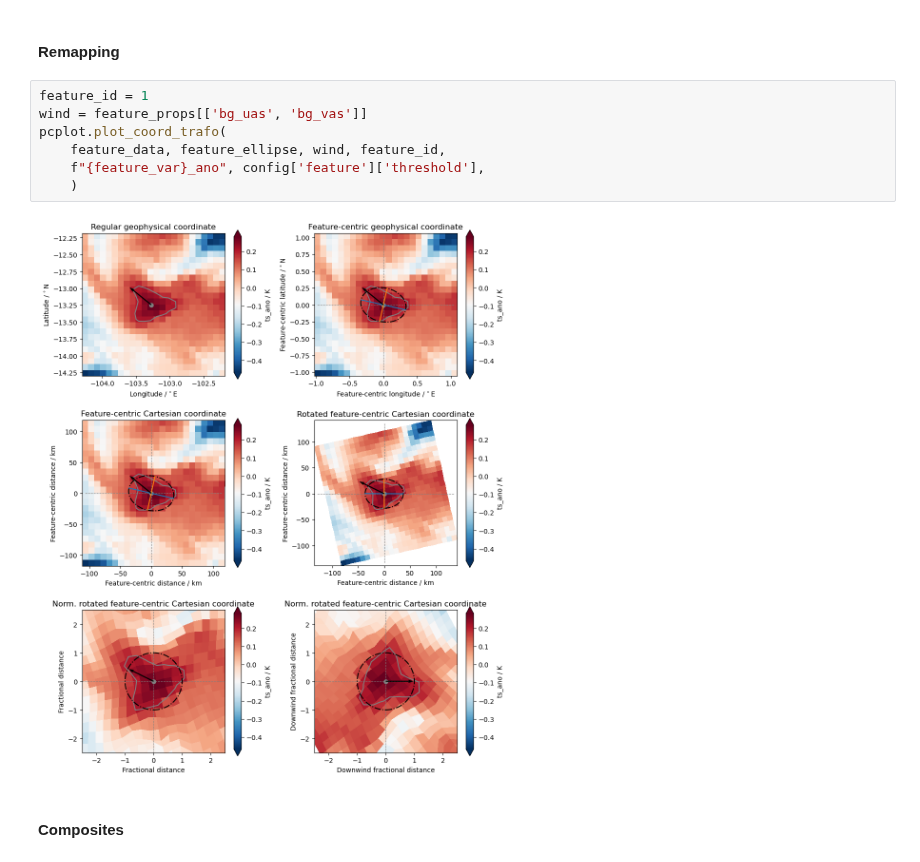
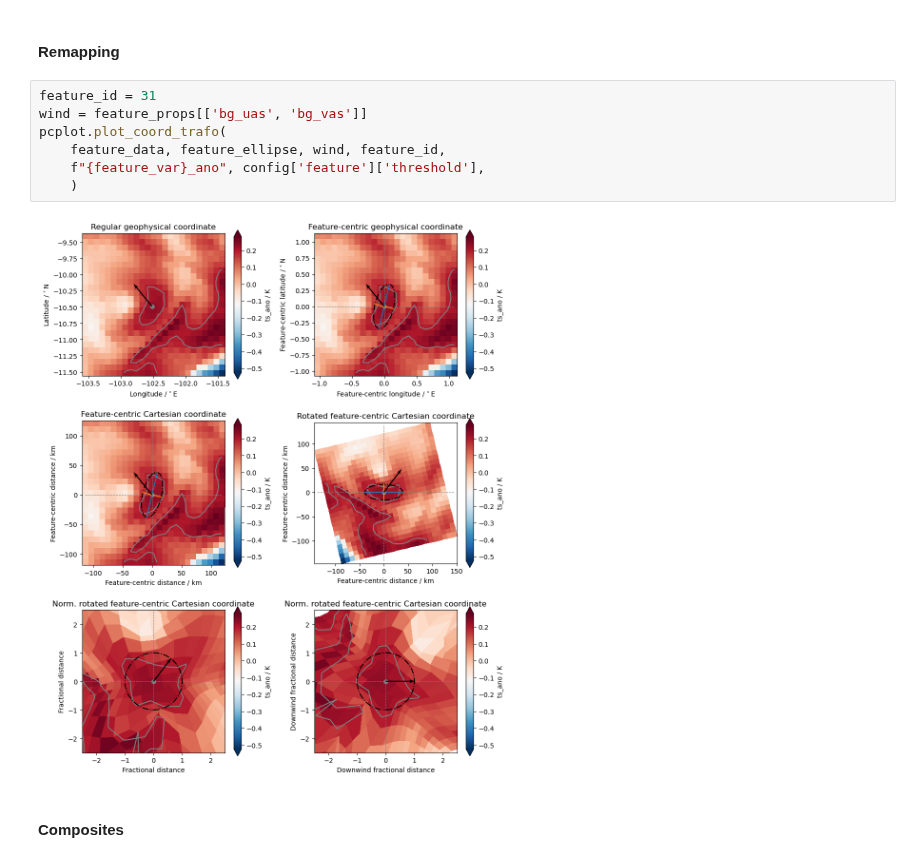
Before and after one commit to HF7weatherman/pycompo, a Jupyter notebook: examples/build_composite_step-by-step.ipynb, the cells around one changed output. Saved outputs shown, nothing was run; the diff lists cells and outputs as text.

```diff
--- a/examples/build_composite_step-by-step.ipynb
+++ b/examples/build_composite_step-by-step.ipynb
@@ -126,14 +126,14 @@ feature_compo_data = get_compo_coords_ds(feature_data, feature_var, config)
 # %% [markdown]
 #### Remapping
 # %%
-feature_id = 1
+feature_id = 31
 wind = feature_props[['bg_uas', 'bg_vas']]
 pcplot.plot_coord_trafo(
     feature_data, feature_ellipse, wind, feature_id,
     f"{feature_var}_ano", config['feature']['threshold'],
     )
 # %% [output]
-[figure, old version]
+[figure, new version]
 # %% [markdown]
 #### Composites
 # %%
```
Also changed, not shown: parts of 1 cell of this notebook.
